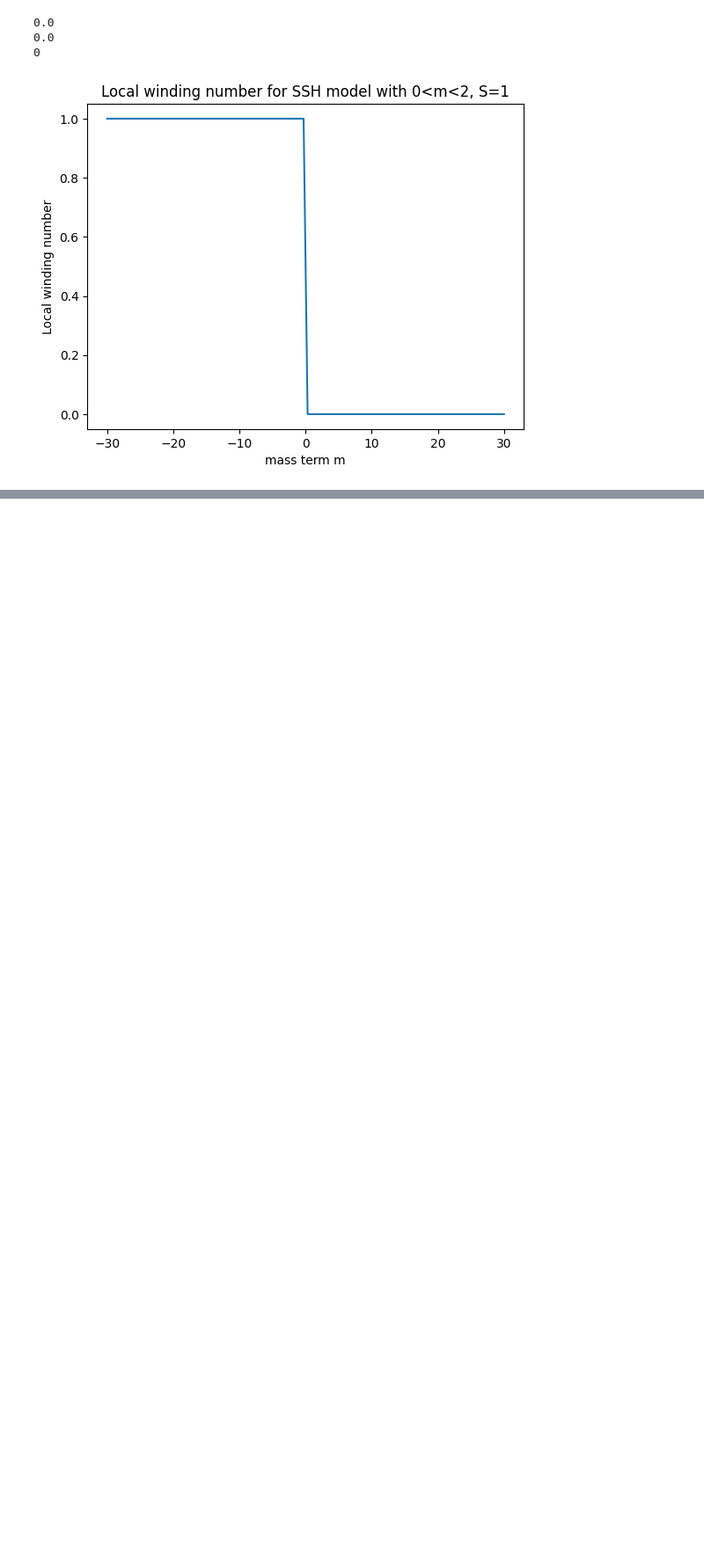
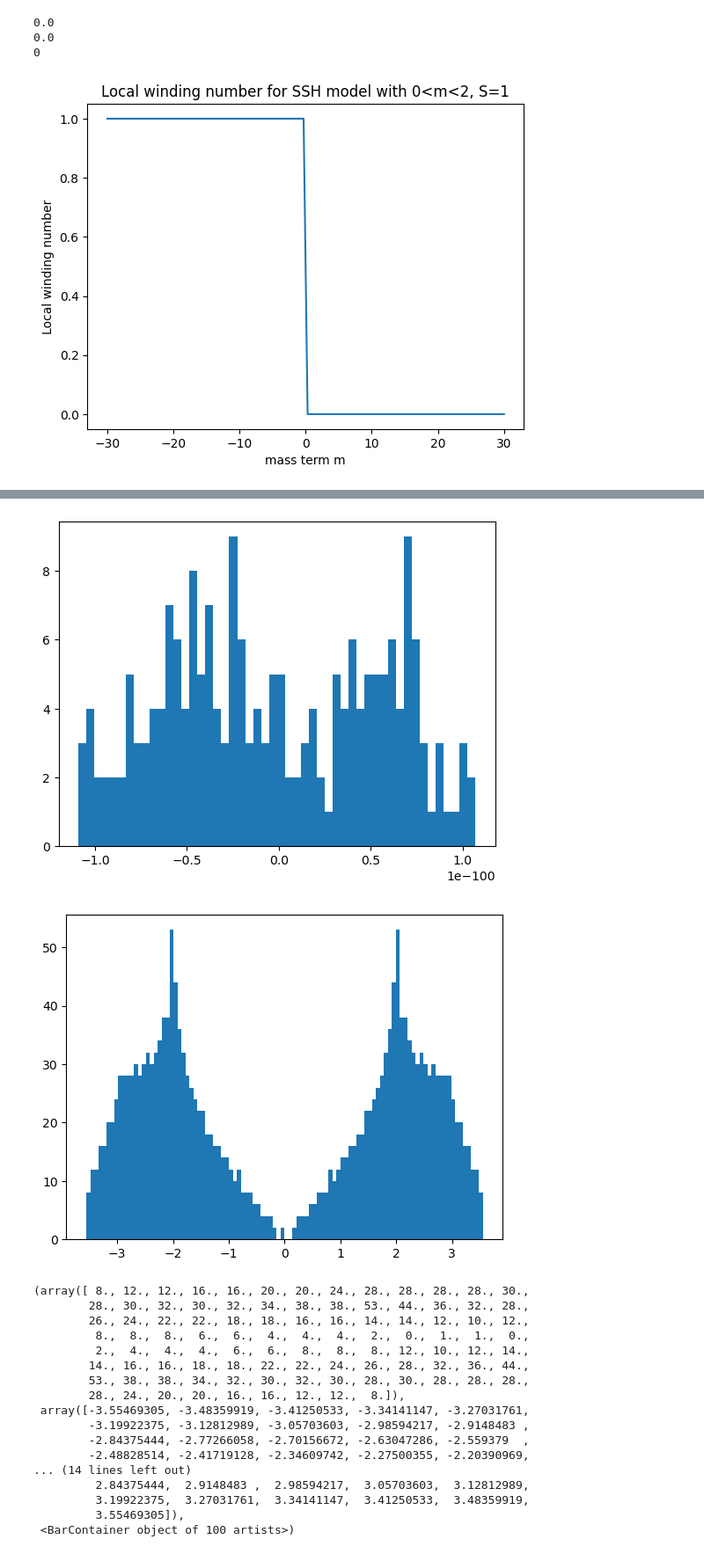
Before and after one commit to sylshaw01/SpectralLocaliser, a Jupyter notebook: src/1dssh.ipynb, the cells around one changed output, grey strips where cells are left out. Shown at 88% size. Cells and saved outputs as stored; diff of their text form; code cells hidden in the pictures; blank space fills up the shorter version.

```diff
--- a/src/1dssh.ipynb
+++ b/src/1dssh.ipynb
@@ -384,0 +444,32 @@ plt.show()
+# %%
+model = slm.OneDimensionalSSHAlternatingBasis(1000,0,rho,kappa,0.5,1)
+eigvals, eigvecs = model.find_eigenvalues(model.H)
+plt.hist(eigvals,bins=50)
+plt.show()
+model = slm.OneDimensionalSSHBlockBasis(1000,0,rho,kappa,1,1)
+eigvals, eigvecs = model.find_eigenvalues(model.SL, 1000)
+plt.hist(eigvals,bins=100)
+plt.show()
+model = slm.OneDimensionalSSHAlternatingBasis(1000,0,rho,kappa,1,1)
+eigvals, eigvecs = model.find_eigenvalues(model.SL, 1000)
+plt.hist(eigvals,bins=100)
+# %% [output]
+[figure, added]
+[figure, added]
+(array([ 8., 12., 12., 16., 16., 20., 20., 24., 28., 28., 28., 28., 30.,
+        28., 30., 32., 30., 32., 34., 38., 38., 53., 44., 36., 32., 28.,
+        26., 24., 22., 22., 18., 18., 16., 16., 14., 14., 12., 10., 12.,
+         8.,  8.,  8.,  6.,  6.,  4.,  4.,  4.,  2.,  0.,  1.,  1.,  0.,
+         2.,  4.,  4.,  4.,  6.,  6.,  8.,  8.,  8., 12., 10., 12., 14.,
+        14., 16., 16., 18., 18., 22., 22., 24., 26., 28., 32., 36., 44.,
+        53., 38., 38., 34., 32., 30., 32., 30., 28., 30., 28., 28., 28.,
+        28., 24., 20., 20., 16., 16., 12., 12.,  8.]),
+ array([-3.55469305, -3.48359919, -3.41250533, -3.34141147, -3.27031761,
+        -3.19922375, -3.12812989, -3.05703603, -2.98594217, -2.9148483 ,
+        -2.84375444, -2.77266058, -2.70156672, -2.63047286, -2.559379  ,
+        -2.48828514, -2.41719128, -2.34609742, -2.27500355, -2.20390969,
+... (14 lines left out)
+         2.84375444,  2.9148483 ,  2.98594217,  3.05703603,  3.12812989,
+         3.19922375,  3.27031761,  3.34141147,  3.41250533,  3.48359919,
+         3.55469305]),
+ <BarContainer object of 100 artists>)
```
Also changed, not shown: parts of 2 cells of this notebook, 5 other files.
